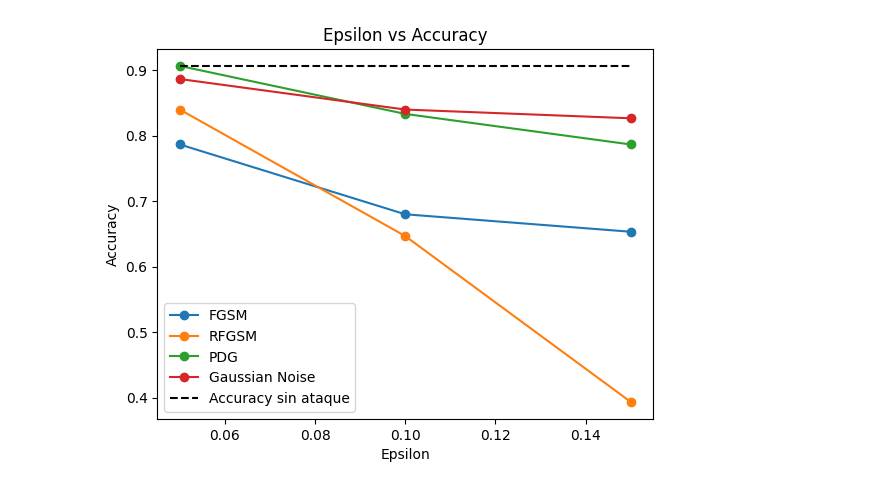
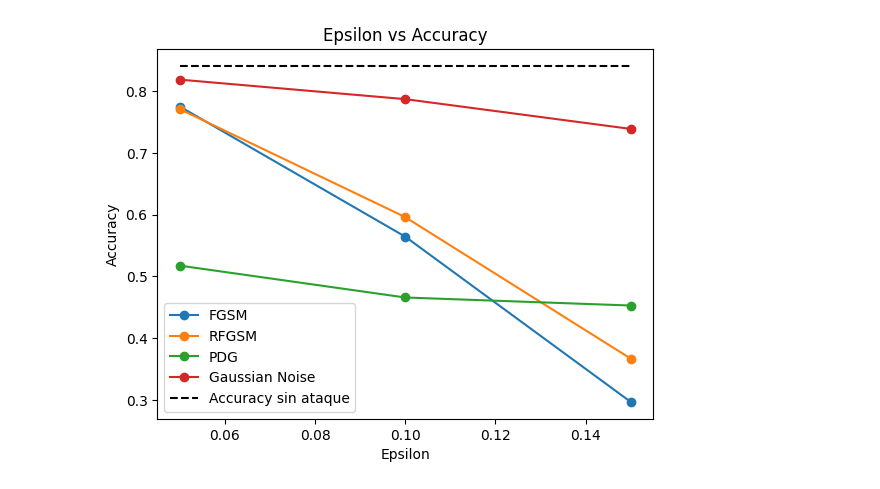
Before and after one commit to SapoPy/Defensa-adversaria-en-redes-neuronales-con-ImageNet, a Jupyter notebook: CambioDeEpsilon.ipynb, the cells around one changed output. Saved outputs shown, nothing was run; the diff lists cells and outputs as text; code cells hidden in the pictures.

```diff
--- a/CambioDeEpsilon.ipynb
+++ b/CambioDeEpsilon.ipynb
@@ -3,25 +3,50 @@ import matplotlib.pyplot as plt
 import numpy as np
 # %%
 epsilons = [0.05, 0.1, 0.15]
-accuracies_FGSM = [0.7866666666666666, 0.68, 0.6533333333333333]
-accuracies_RFGSM = [0.84, 0.6466666666666666, 0.3933333333333333]
-accuracies_PDG = [0.9066666666666666, 0.8333333333333334, 0.7866666666666666]
-accuracies_Noisy = [0.8866666666666667, 0.84, 0.8266666666666667]
+
+accuracies_Noisy = [0.8186, 0.787, 0.7388]
+accuracies_Noisy_top5 = [0.9624, 0.947, 0.9204]
+
+accuracies_Noisy_50 = [0.8626, 0.8342, 0.8152]
+accuracies_Noisy_50_top5 = [0.9722, 0.9658, 0.9538]
+
+accuracies_FGSM = [0.775, 0.5642718446601942, 0.2966990291262136]
+accuracies_FGSM_top5 = [0.9316,0.8050485436893204, 0.5368932038834952]
+
+accuracies_FGSM_50 = [0.8208, 0.7100970873786407, 0.5271844660194175]
+accuracies_FGSM_50_top5 = [0.9576,0.9025242718446602, 0.7555339805825243]
+
+accuracies_RFGSM = [0.7708737864077669, 0.5959223300970874, 0.3667961165048544]
+accuracies_RFGSM_top5 = [0.9287378640776699, 0.8178640776699029, 0.6223300970873786]
+
+accuracies_RFGSM_50 = [0.823495145631068, 0.7038834951456311, 0.545631067961165]
+accuracies_RFGSM_50_top5 = [0.9539805825242719, 0.8937864077669903, 0.7873786407766991]
+
+accuracies_PDG = [0.5174, 0.4658, 0.4528]
+accuracies_PDG_top5 = [0.8146, 0.7796, 0.7612]
+
+accuracies_PDG_50 = [0.841, 0.8202, 0.803]
+accuracies_PDG_50_top5 = [0.962, 0.954, 0.9492]
+
+acc_clean = 0.8408
+acc_clean_top5 = 0.965
+
+acc_clean_50 = 0.8864
+acc_clean_50_top5 =0.9776
 # %%
-acc_clean = 0.9066666666666666
 plt.plot(epsilons, accuracies_FGSM, marker='o', label='FGSM')
 plt.plot(epsilons, accuracies_RFGSM, marker='o', label='RFGSM')
 plt.plot(epsilons, accuracies_PDG, marker='o', label='PDG')
 plt.plot(epsilons, accuracies_Noisy, marker='o', label='Gaussian Noise')
 
 # línea de referencia: accuracy sin ataque
 plt.plot(epsilons, [acc_clean]*len(epsilons), linestyle='--', color='black', label='Accuracy sin ataque')
 
 plt.title('Epsilon vs Accuracy')
 plt.xlabel('Epsilon')
 plt.ylabel('Accuracy')
 plt.legend()
 plt.savefig("graficos/Epsilon vs Accuracy.png", dpi=300, transparent=True, bbox_inches="tight")
 plt.show()
 # %% [output]
-[figure, old version]
+[figure, new version]
```
Also changed, not shown: parts of 10 cells of this notebook, 31 other files.
